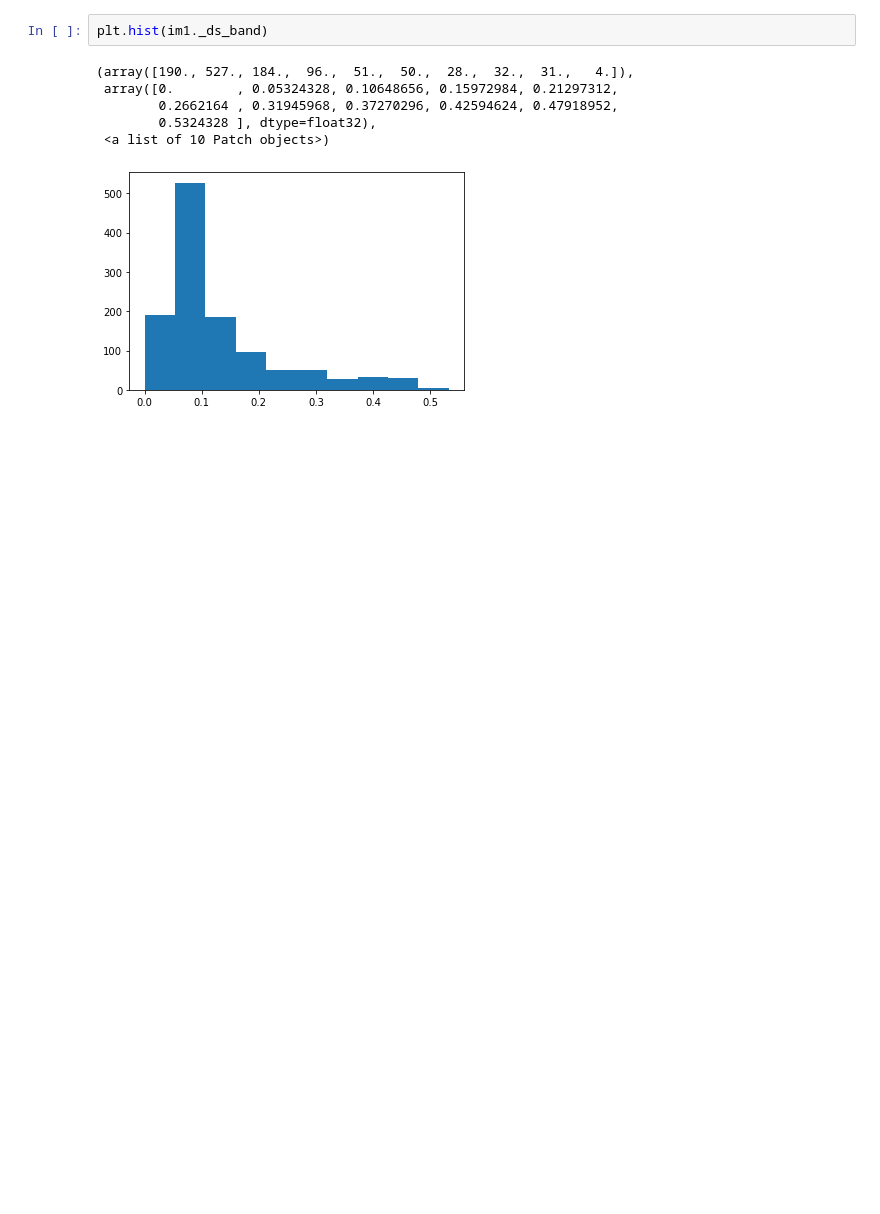
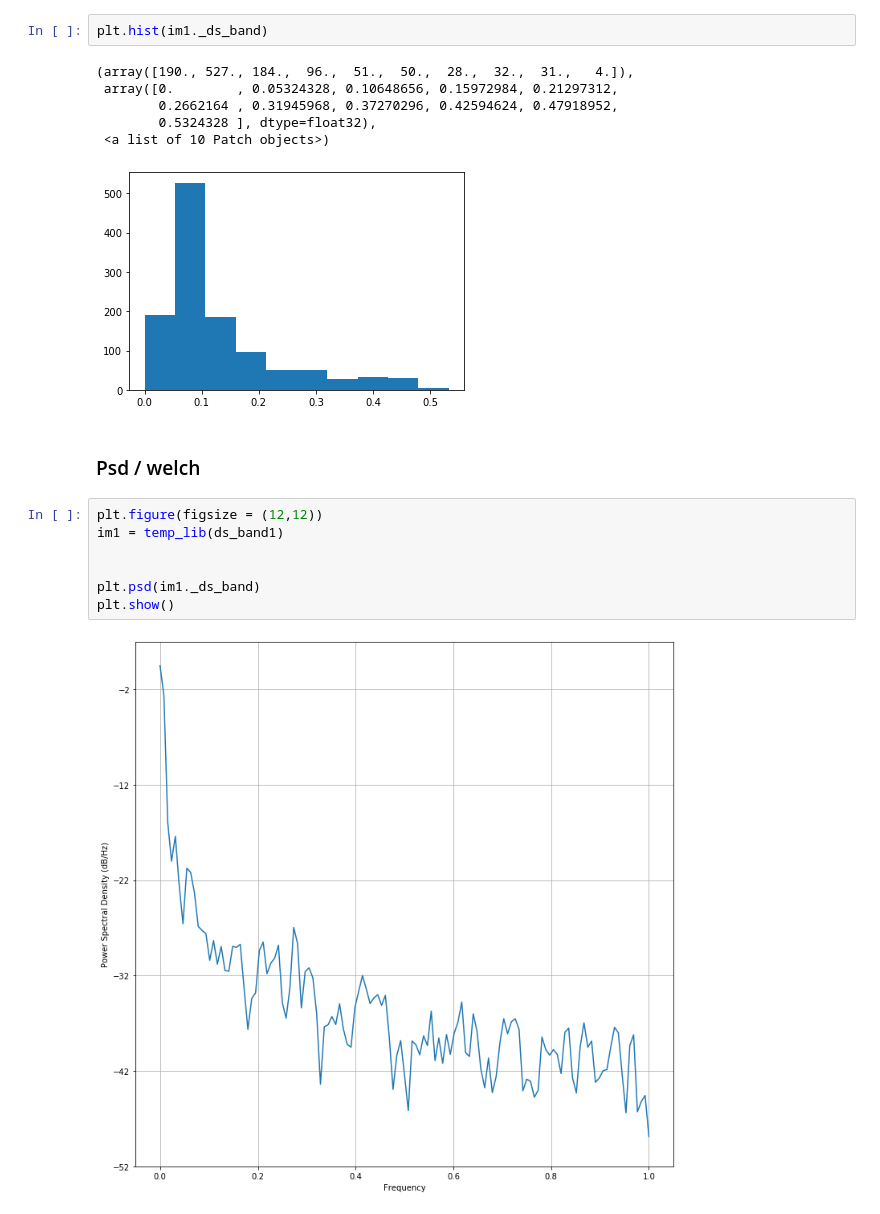
Before and after one commit to eobroets/CESBIO, a Jupyter notebook: projet_CESBIO.ipynb, the cells around one changed output. Drawn from its saved outputs; the diff is of its cells as text; blank space fills up the shorter version.

```diff
--- a/projet_CESBIO.ipynb
+++ b/projet_CESBIO.ipynb
@@ -204,3 +208,14 @@ plt.hist(im1._ds_band)
         0.5324328 ], dtype=float32),
  <a list of 10 Patch objects>)
 [figure]
+# %% [markdown]
+### Psd / welch
+# %%
+plt.figure(figsize = (12,12))
+im1 = temp_lib(ds_band1)
+
+
+plt.psd(im1._ds_band)
+plt.show()
+# %% [output]
+[figure, added]
```
Also changed, not shown: parts of 6 cells of this notebook, 2 other files.
